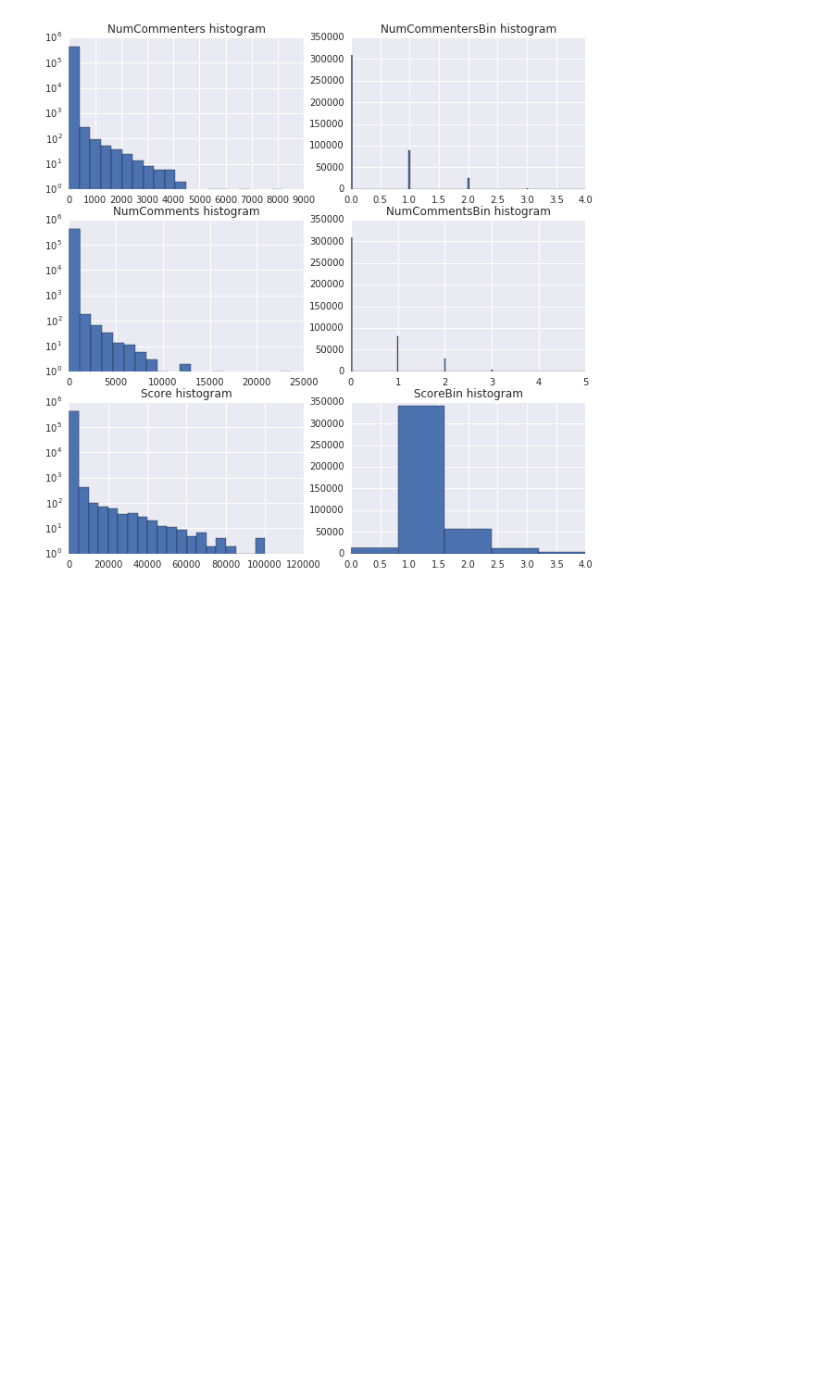
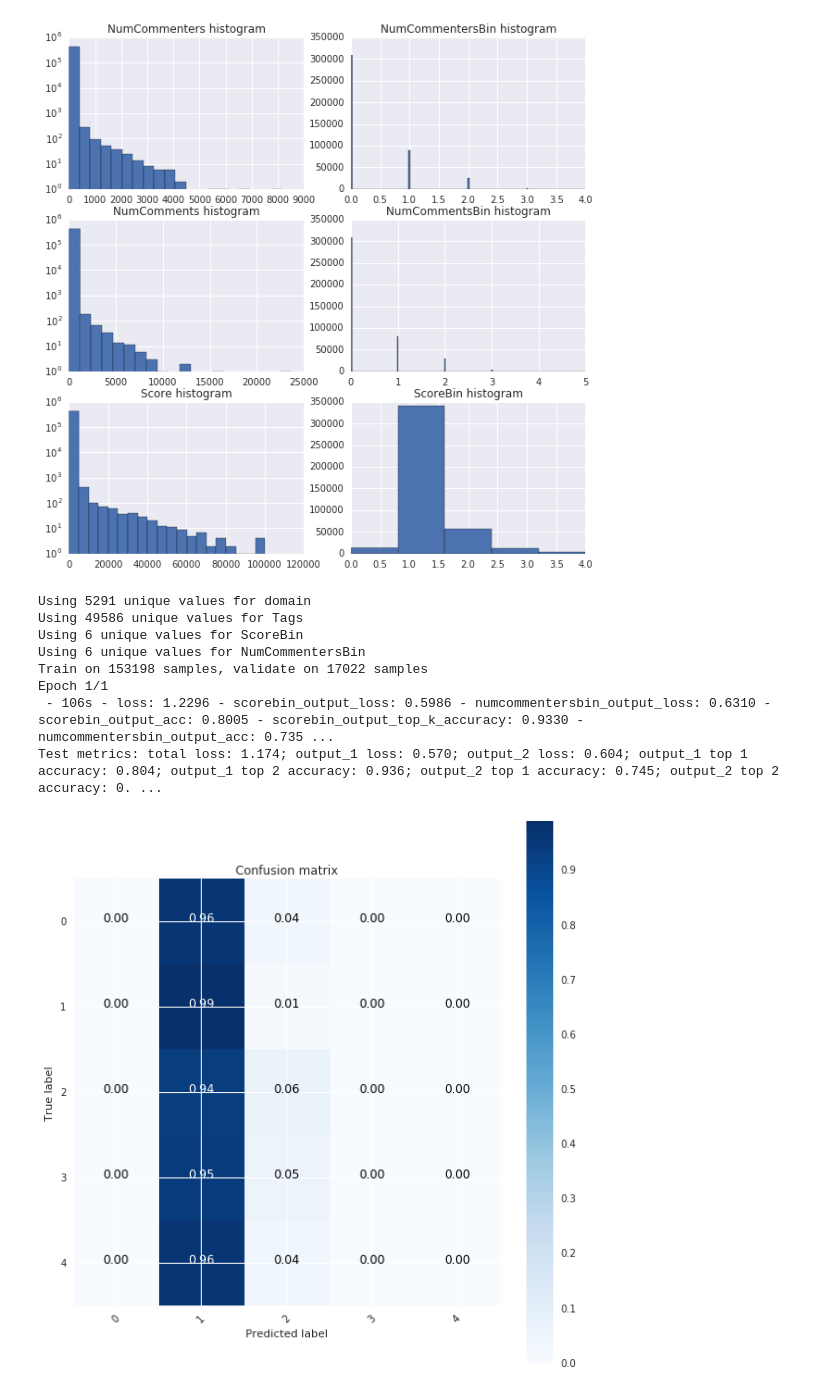
Before and after one commit to GoogleCloudPlatform/dataflow-opinion-analysis, a Jupyter notebook: models/RedditEngagement.ipynb, the cells around one changed output. Drawn from its saved outputs; the diff is of its cells as text; code cells hidden in the pictures; blank space fills up the shorter version.

```diff
--- a/models/RedditEngagement.ipynb
+++ b/models/RedditEngagement.ipynb
@@ -1371,22 +1422,35 @@ def calc_multilabel_precision_recall(y_true, y_pred):
   return summary_df
 
 
-def plot_confusion_matrix(y_true, y_pred, classes_dict,
+def plot_confusion_matrix(y_true, y_pred, class_order,
                           normalize=False,
                           title='Confusion matrix',
                           cmap=plt.cm.Blues):
   """
-  This function prints and plots the confusion matrix.
-  Normalization can be applied by setting `normalize=True`.
+  This function plots the confusion matrix.
+  Args:
+    y_true and y_pred need to be class labels
+    use class_order to define order in the CM matrix
+    Normalization can be applied by setting `normalize=True`
+
   """
-  cm = metrics.confusion_matrix(y_true, y_pred)
+
+  found_classes = np.unique(np.concatenate((np.unique(y_true), np.unique(y_pred))))
+  found_and_ordered = []
+  for s in class_order: # preserve order
+    index = np.where(found_classes==s)
+    numfound = len(index[0])
+    if numfound > 0:
+      found_and_ordered.append(s)
+
+  cm = metrics.confusion_matrix(y_true, y_pred, labels=found_and_ordered)
 
   if normalize:
     cm = cm.astype('float') / cm.sum(axis=1)[:, np.newaxis]
 
   np.set_printoptions(precision=2)
 
-  num_classes = len(classes_dict)
+  num_classes = len(found_and_ordered)
   show_text = True if num_classes < 21 else False
 
   # Plot normalized confusion matrix
@@ -1396,8 +1460,8 @@ def plot_confusion_matrix(y_true, y_pred, classes_dict,
   plt.title(title)
   plt.colorbar()
   tick_marks = np.arange(num_classes)
-  plt.xticks(tick_marks, classes_dict, rotation=45)
-  plt.yticks(tick_marks, classes_dict)
+  plt.xticks(tick_marks, found_and_ordered, rotation=45)
+  plt.yticks(tick_marks, found_and_ordered)
 
   #ax.tick_params(axis=u'both', which=u'both',length=0)
 
@@ -1834,3 +1899,28 @@ Reddit dataset summary:
 | 75% | 3.000000 | 1.000000 | 1.000000 | 1.000000 | 1.000000 | 3.000000 | ... |
 | max | 100206.000000 | 8146.000000 | 23586.000000 | 8146.000000 | 23586.000000 | 9999.000000 | ... |
 [figure]
+# %%
+current_epochs = 1
+
+(model, history, x_train, x_test, y_train, y_test) = compile_and_fit_model(
+    inputs = ['Domain','Tags'],
+    outputs=['ScoreBin','NumCommentersBin'],
+    k_of_top_k_accuracy=2)
+
+(y_true, y_pred) = get_true_and_predicted_labels(
+    model=model,
+    x_test=x_test,
+    y_test_selected=y_test['scorebin_output'],
+    label_classes=scorebin_classes)
+
+plot_confusion_matrix(y_true=y_true, y_pred=y_pred, normalize=True, class_order=scorebin_classes)
+# %% [output]
+Using 5291 unique values for domain
+Using 49586 unique values for Tags
+Using 6 unique values for ScoreBin
+Using 6 unique values for NumCommentersBin
+Train on 153198 samples, validate on 17022 samples
+Epoch 1/1
+ - 106s - loss: 1.2296 - scorebin_output_loss: 0.5986 - numcommentersbin_output_loss: 0.6310 - scorebin_output_acc: 0.8005 - scorebin_output_top_k_accuracy: 0.9330 - numcommentersbin_output_acc: 0.735 ...
+Test metrics: total loss: 1.174; output_1 loss: 0.570; output_2 loss: 0.604; output_1 top 1 accuracy: 0.804; output_1 top 2 accuracy: 0.936; output_2 top 1 accuracy: 0.745; output_2 top 2 accuracy: 0. ...
+[figure, added]
```
Also changed, not shown: parts of 15 cells of this notebook.
